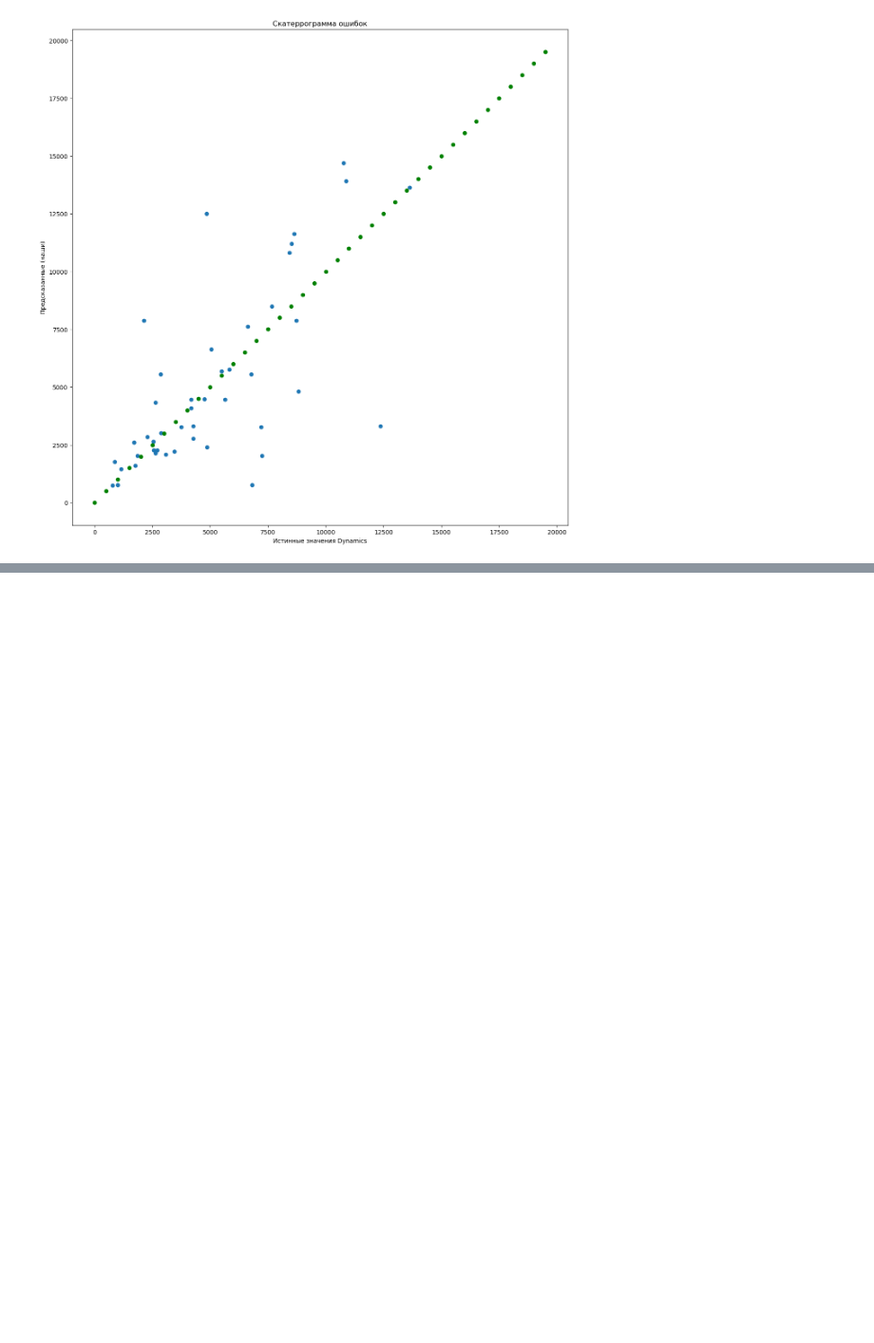
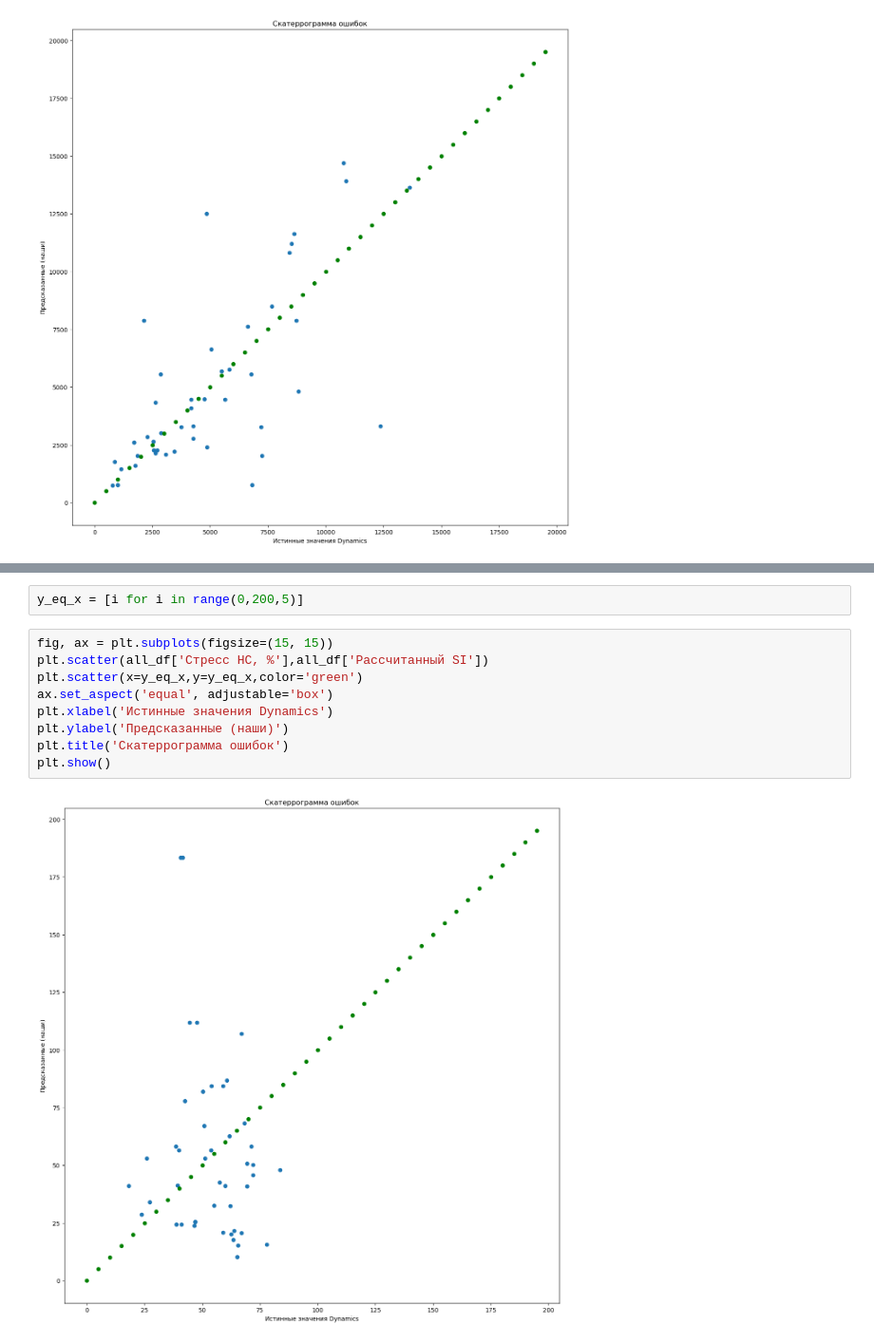
Before and after one commit to SergeyVoroninn/analysis_HVR, a Jupyter notebook: calibration_EDA/tp_research.ipynb, the cells around one changed output, grey strips where cells are left out. Shown at 95% size. Saved outputs shown, nothing was run; the diff lists cells and outputs as text; blank space fills up the shorter version.

```diff
--- a/calibration_EDA/tp_research.ipynb
+++ b/calibration_EDA/tp_research.ipynb
@@ -208,0 +265,13 @@ plt.show()
+# %%
+y_eq_x = [i for i in range(0,200,5)]
+# %%
+fig, ax = plt.subplots(figsize=(15, 15))
+plt.scatter(all_df['Стресс НС, %'],all_df['Рассчитанный SI'])
+plt.scatter(x=y_eq_x,y=y_eq_x,color='green')
+ax.set_aspect('equal', adjustable='box')
+plt.xlabel('Истинные значения Dynamics')
+plt.ylabel('Предсказанные (наши)')
+plt.title('Скатеррограмма ошибок')
+plt.show()
+# %% [output]
+[figure, added]
```
Also changed, not shown: parts of 15 cells of this notebook, 1 other file.
